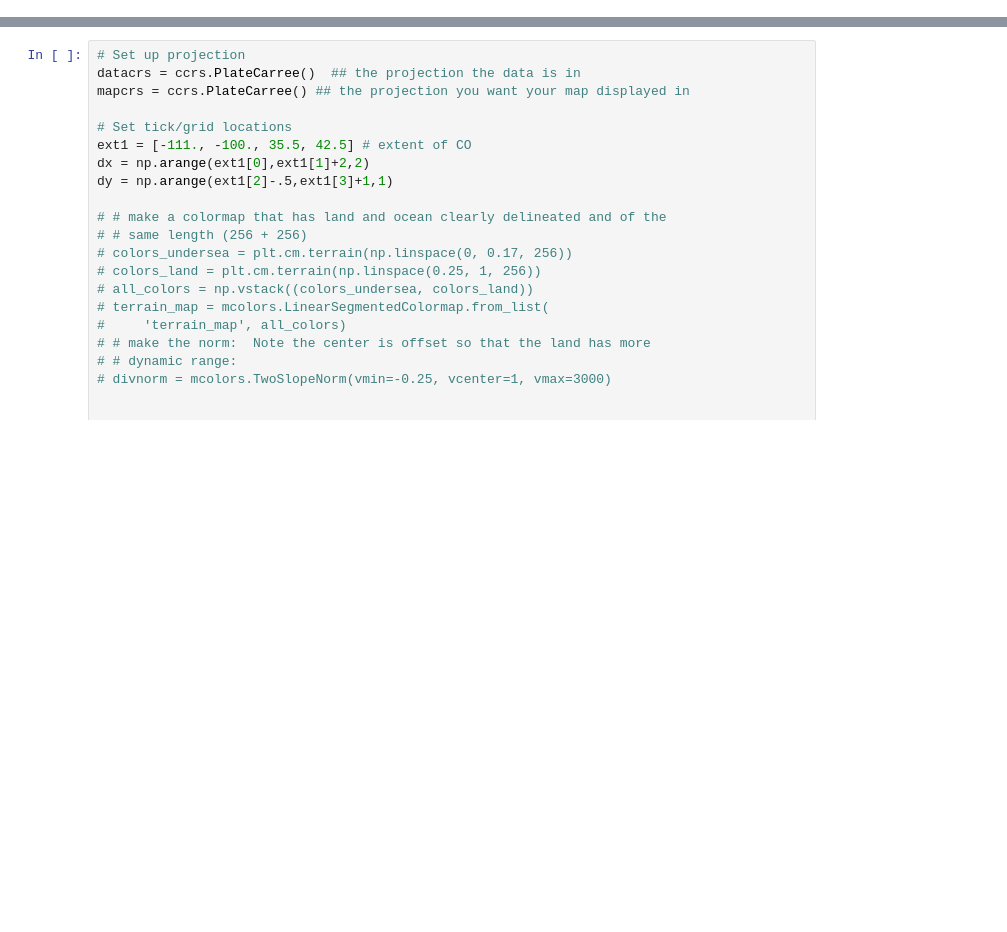
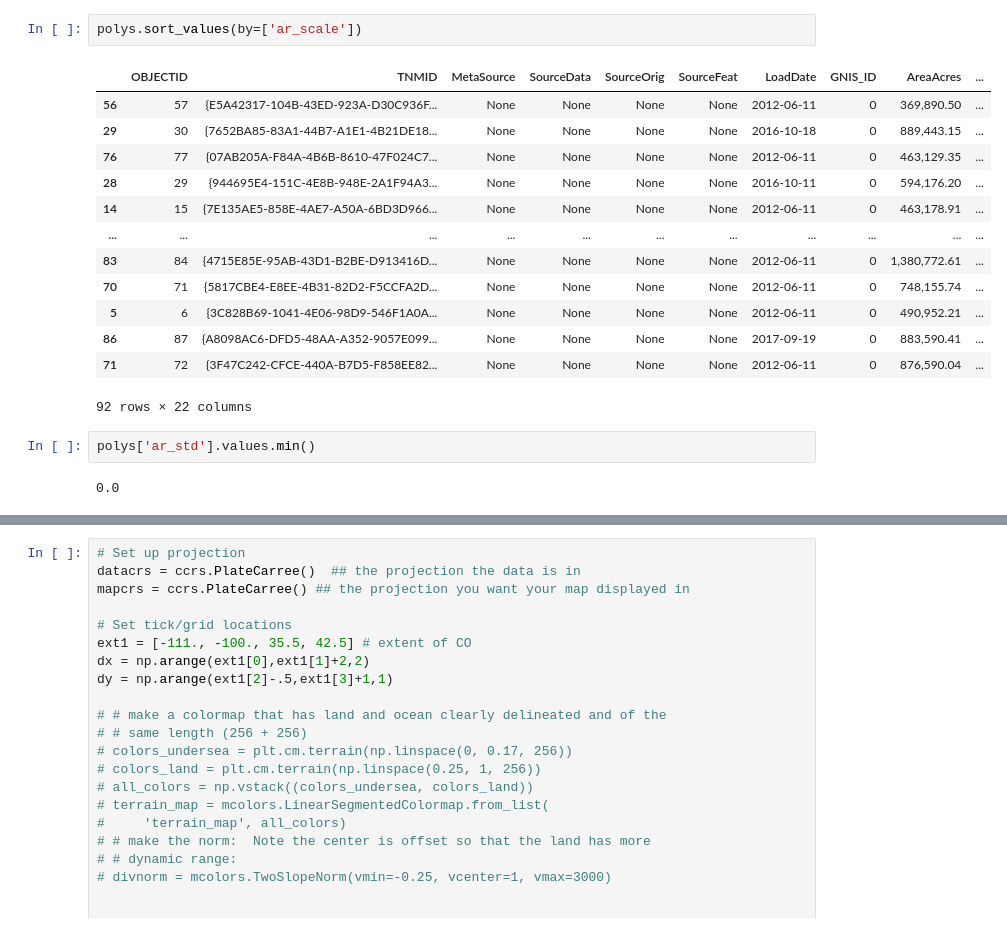
Before and after one commit to CW3E/CO_top-decile_precip_ARs_code, a Jupyter notebook: analysis/ar_fraction_extreme_prec.ipynb, the cells around one changed output, grey strips where cells are left out. Cells and saved outputs as stored; diff of their text form; blank space fills up the shorter version.

```diff
--- a/analysis/ar_fraction_extreme_prec.ipynb
+++ b/analysis/ar_fraction_extreme_prec.ipynb
@@ -166,2 +188,22 @@ tmp
 | 87 | 88 | {AAFC1326-6A7C-49C0-BC17-9573AE42... | None | None | None | None | 2016-10-11 | 0 | 1,183,831.16 | ... |
 4 rows × 22 columns
+# %%
+polys.sort_values(by=['ar_scale'])
+# %% [output]
+|  | OBJECTID | TNMID | MetaSource | SourceData | SourceOrig | SourceFeat | LoadDate | GNIS_ID | AreaAcres | ... |
+| 56 | 57 | {E5A42317-104B-43ED-923A-D30C936F... | None | None | None | None | 2012-06-11 | 0 | 369,890.50 | ... |
+| 29 | 30 | {7652BA85-83A1-44B7-A1E1-4B21DE18... | None | None | None | None | 2016-10-18 | 0 | 889,443.15 | ... |
+| 76 | 77 | {07AB205A-F84A-4B6B-8610-47F024C7... | None | None | None | None | 2012-06-11 | 0 | 463,129.35 | ... |
+| 28 | 29 | {944695E4-151C-4E8B-948E-2A1F94A3... | None | None | None | None | 2016-10-11 | 0 | 594,176.20 | ... |
+| 14 | 15 | {7E135AE5-858E-4AE7-A50A-6BD3D966... | None | None | None | None | 2012-06-11 | 0 | 463,178.91 | ... |
+| ... | ... | ... | ... | ... | ... | ... | ... | ... | ... | ... |
+| 83 | 84 | {4715E85E-95AB-43D1-B2BE-D913416D... | None | None | None | None | 2012-06-11 | 0 | 1,380,772.61 | ... |
+| 70 | 71 | {5817CBE4-E8EE-4B31-82D2-F5CCFA2D... | None | None | None | None | 2012-06-11 | 0 | 748,155.74 | ... |
+| 5 | 6 | {3C828B69-1041-4E06-98D9-546F1A0A... | None | None | None | None | 2012-06-11 | 0 | 490,952.21 | ... |
+| 86 | 87 | {A8098AC6-DFD5-48AA-A352-9057E099... | None | None | None | None | 2017-09-19 | 0 | 883,590.41 | ... |
+| 71 | 72 | {3F47C242-CFCE-440A-B7D5-F858EE82... | None | None | None | None | 2012-06-11 | 0 | 876,590.04 | ... |
+92 rows × 22 columns
+# %%
+polys['ar_std'].values.min()
+# %% [output]
+0.0
```
Also changed, not shown: parts of 12 cells of this notebook, 39 other files.
